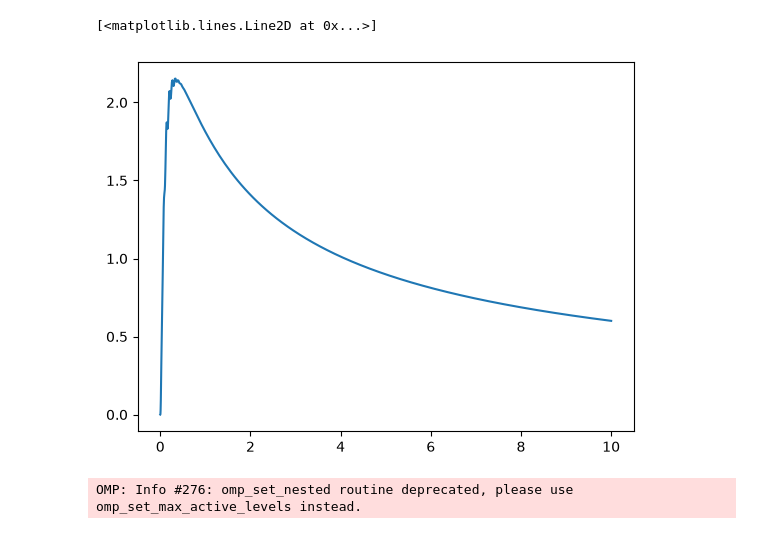
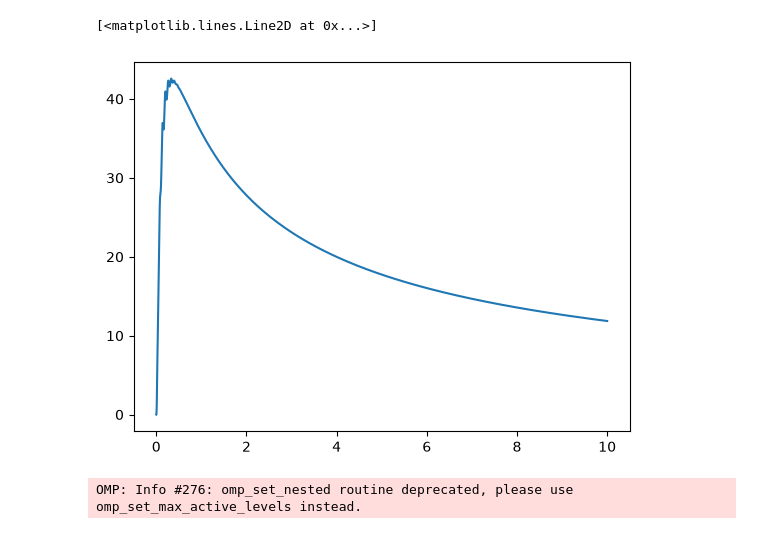
Before and after one commit to alexlague/polybessel, a Jupyter notebook: notebooks/Ex4_Correlation_Functions.ipynb, the cells around one changed output. Saved outputs shown, nothing was run; the diff lists cells and outputs as text; code cells hidden in the pictures.

```diff
--- a/notebooks/Ex4_Correlation_Functions.ipynb
+++ b/notebooks/Ex4_Correlation_Functions.ipynb
@@ -14,15 +14,16 @@ sys.path.append('../src/')
 from polybessel import PolyBessel
 # %%
 pars = camb.set_params(H0=67.5, ombh2=0.022, omch2=0.122, ns=0.965)
-pars.set_matter_power(redshifts=[0.6], kmax=20.0)
+pars.set_matter_power(redshifts=[0.6], kmax=100.0)
 
 # Linear spectra
 #pars.NonLinear = model.NonLinear_none
 results = camb.get_results(pars)
-kh, z, pk = results.get_matter_power_spectrum(minkh=1e-4, maxkh=10, npoints=256)
+kh, z, pk = results.get_matter_power_spectrum(minkh=1e-4, maxkh=20, npoints=1024)
+pk = pk[0]
 # %%
-plt.plot(kh, kh**2*pk[0]/2/np.pi**2)
+plt.plot(kh, kh**2*pk)
 # %% [output]
 [<matplotlib.lines.Line2D at 0x...>]
-[figure, old version]
+[figure, new version]
 # %%
```
Also changed, not shown: parts of 5 cells of this notebook, 4 other files.
